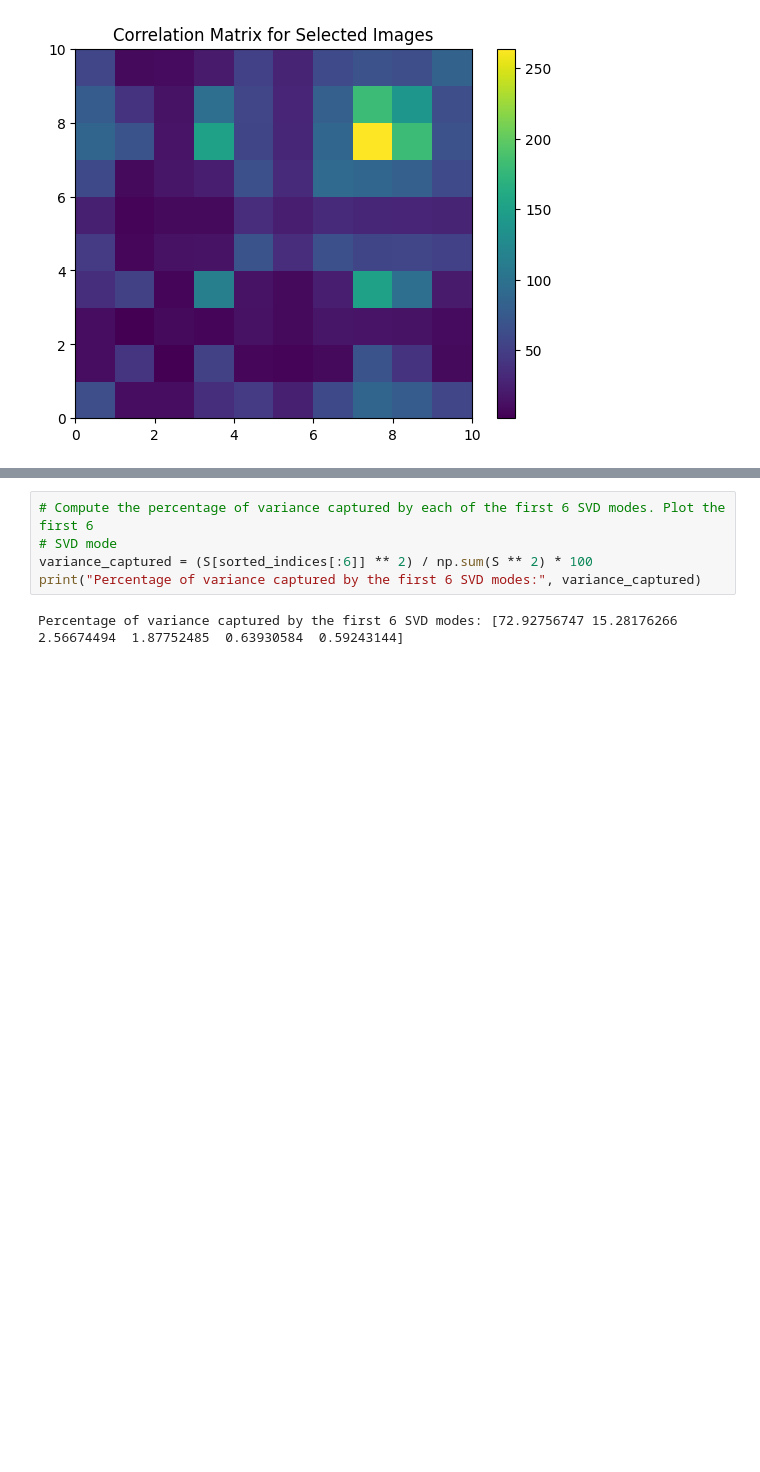
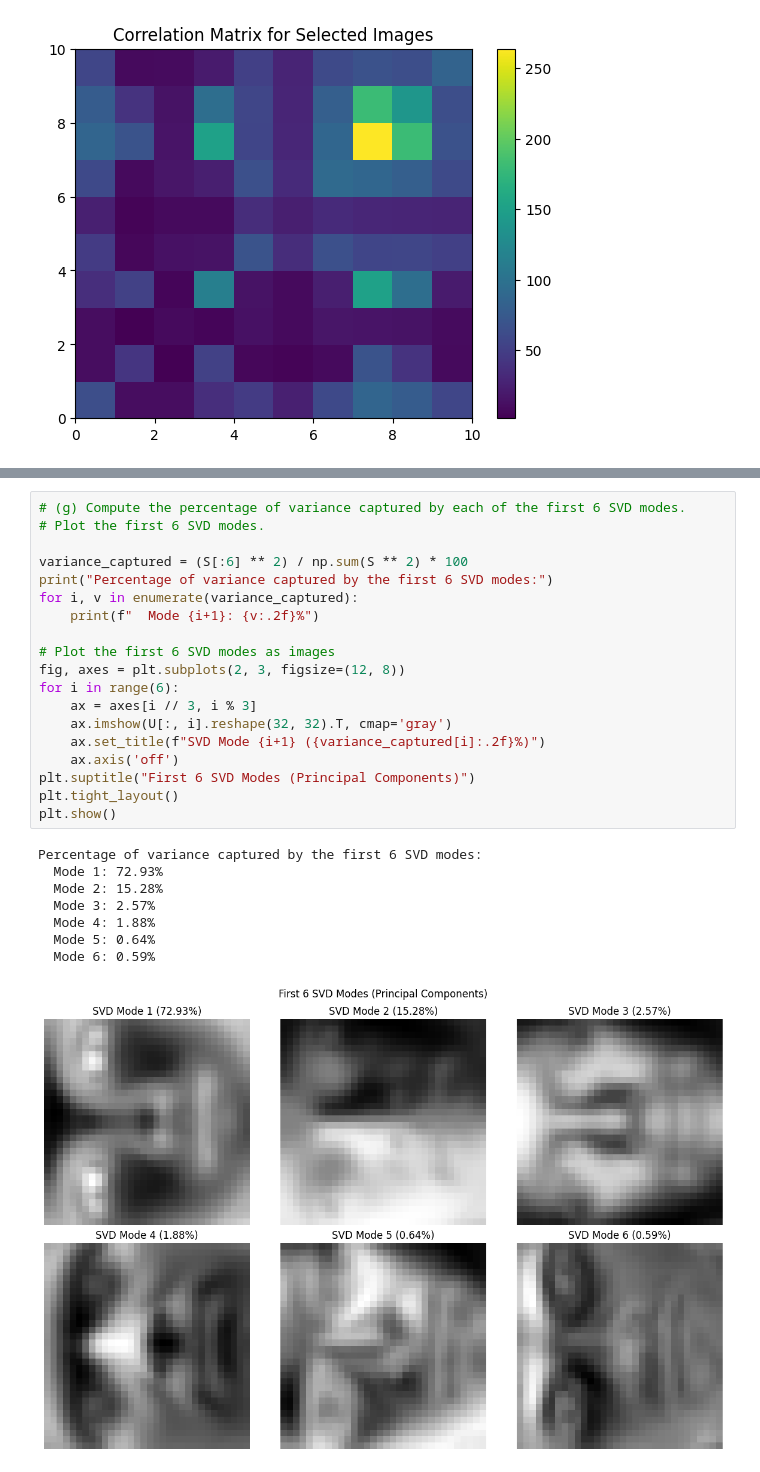
Before and after one commit to nathankutz/ScientificComputing, a Jupyter notebook: Homeworks/Homework 3/Solution.ipynb, the cells around one changed output, grey strips where cells are left out. Cells and saved outputs as stored; diff of their text form; blank space fills up the shorter version.

```diff
--- a/Homeworks/Homework 3/Solution.ipynb
+++ b/Homeworks/Homework 3/Solution.ipynb
@@ -115,7 +135,28 @@ Norm of the difference between the absolute values of v1 and u1: 0.0
 # %%
-# Compute the percentage of variance captured by each of the first 6 SVD modes. Plot the first 6
-# SVD mode
-variance_captured = (S[sorted_indices[:6]] ** 2) / np.sum(S ** 2) * 100
-print("Percentage of variance captured by the first 6 SVD modes:", variance_captured)
+# (g) Compute the percentage of variance captured by each of the first 6 SVD modes.
+# Plot the first 6 SVD modes.
+
+variance_captured = (S[:6] ** 2) / np.sum(S ** 2) * 100
+print("Percentage of variance captured by the first 6 SVD modes:")
+for i, v in enumerate(variance_captured):
+    print(f"  Mode {i+1}: {v:.2f}%")
+
+# Plot the first 6 SVD modes as images
+fig, axes = plt.subplots(2, 3, figsize=(12, 8))
+for i in range(6):
+    ax = axes[i // 3, i % 3]
+    ax.imshow(U[:, i].reshape(32, 32).T, cmap='gray')
+    ax.set_title(f"SVD Mode {i+1} ({variance_captured[i]:.2f}%)")
+    ax.axis('off')
+plt.suptitle("First 6 SVD Modes (Principal Components)")
+plt.tight_layout()
+plt.show()
 # %% [output]
-Percentage of variance captured by the first 6 SVD modes: [72.92756747 15.28176266  2.56674494  1.87752485  0.63930584  0.59243144]
+Percentage of variance captured by the first 6 SVD modes:
+  Mode 1: 72.93%
+  Mode 2: 15.28%
+  Mode 3: 2.57%
+  Mode 4: 1.88%
+  Mode 5: 0.64%
+  Mode 6: 0.59%
+[figure, added]
```
Also changed, not shown: parts of 4 cells of this notebook, 1 other file.
